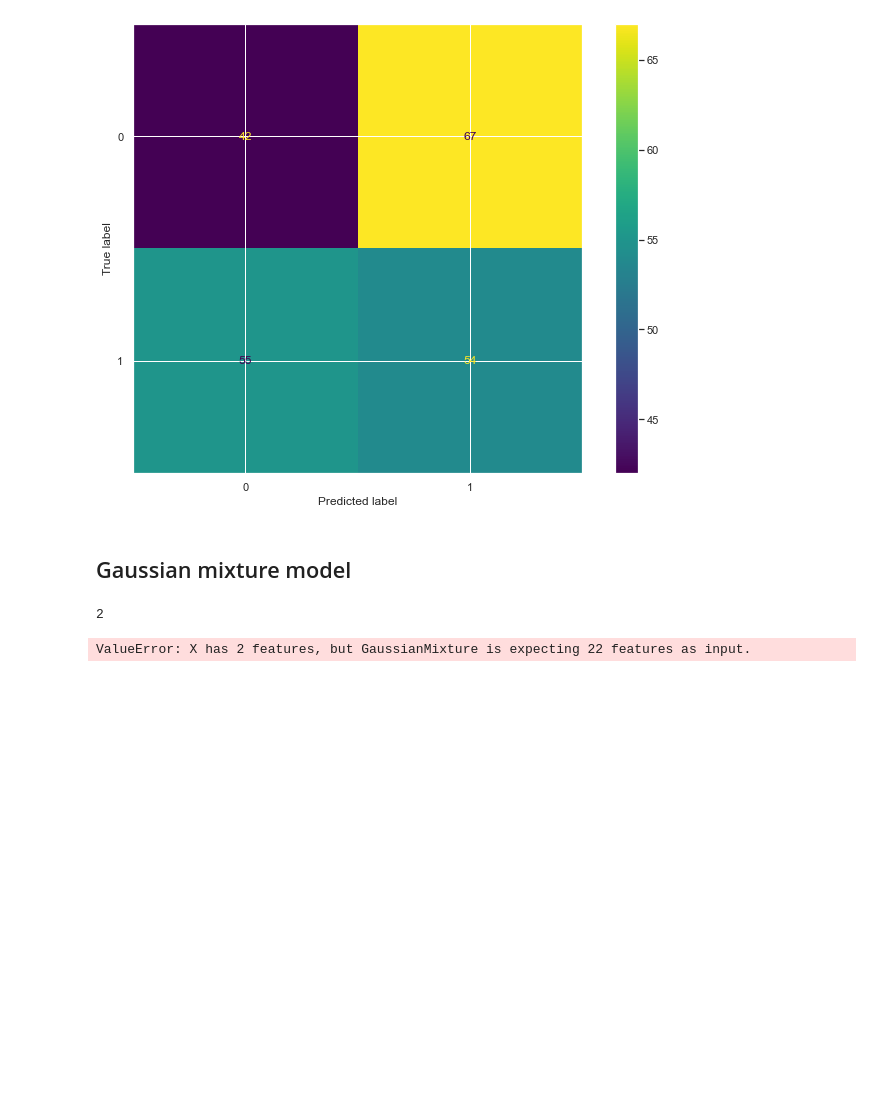
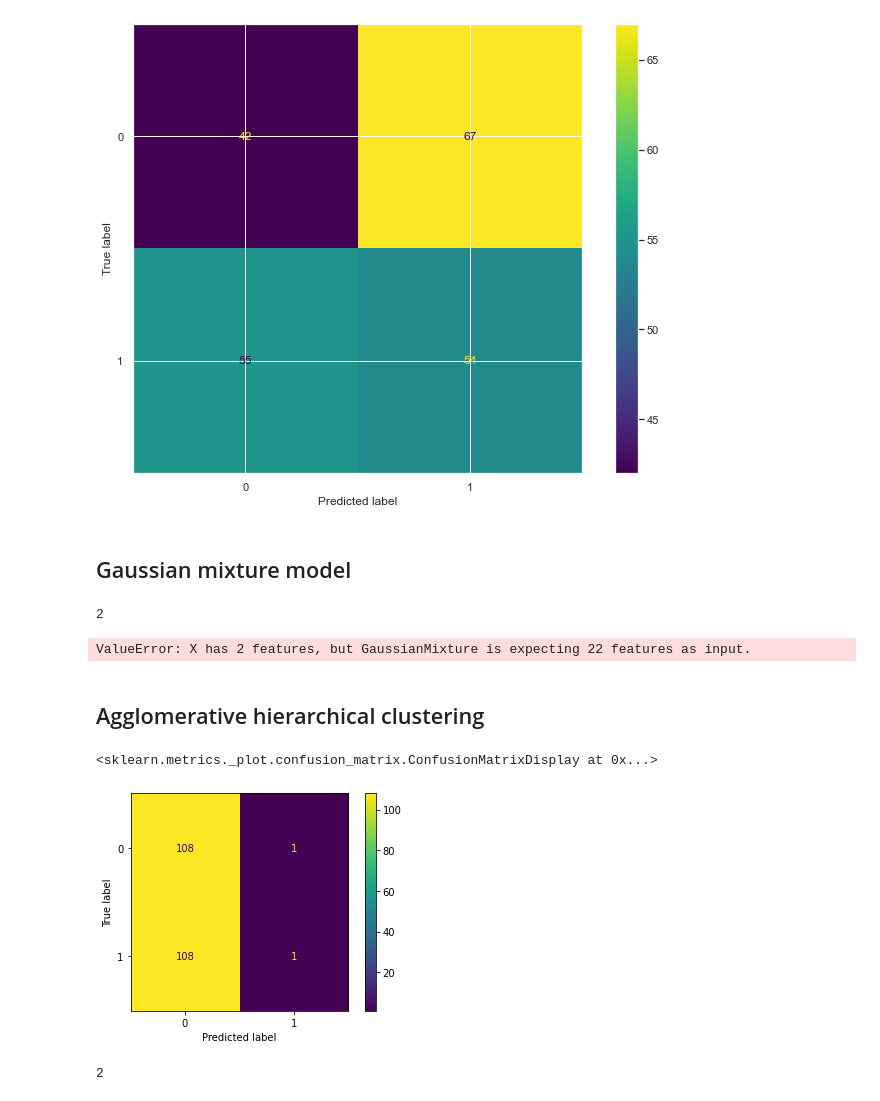
Before and after one commit to HeikeModest/Med_Data_Analysis, a Jupyter notebook: notebooks/heike_clusterAlgorithms.ipynb, the cells around one changed output. Drawn from its saved outputs; the diff is of its cells as text; code cells hidden in the pictures; blank space fills up the shorter version.

```diff
--- a/notebooks/heike_clusterAlgorithms.ipynb
+++ b/notebooks/heike_clusterAlgorithms.ipynb
@@ -368,4 +435,2 @@ from sklearn.cluster import KMeans
 # %%
-km = KMeans(n_clusters=2)
+km = KMeans(n_clusters=5)
-# %%
-km.fit(X_proj)
@@ -373,0 +437,2 @@ KMeans(n_clusters=2)
+# %%
+km.fit(X)
@@ -509,3 +598,18 @@ len(gm.means_)
 gm.predict([[0, 0], [12, 3]])
 # %% [output]
 ValueError: X has 2 features, but GaussianMixture is expecting 22 features as input.
+# %% [markdown]
+## Agglomerative hierarchical clustering
+# %%
+from sklearn.cluster import AgglomerativeClustering
+agg_clustering = AgglomerativeClustering(n_clusters=2, linkage="average").fit(X)#‘complete’, ‘average’, ‘single’
+# %%
+agg_cm = confusion_matrix(cetux['skin_rash'], agg_clustering.labels_)
+ConfusionMatrixDisplay(agg_cm).plot()
+# %% [output]
+<sklearn.metrics._plot.confusion_matrix.ConfusionMatrixDisplay at 0x...>
+[figure, added]
+# %%
+(agg_clustering.labels_ == 1).sum()
+# %% [output]
+2
```
Also changed, not shown: parts of 32 cells of this notebook.
